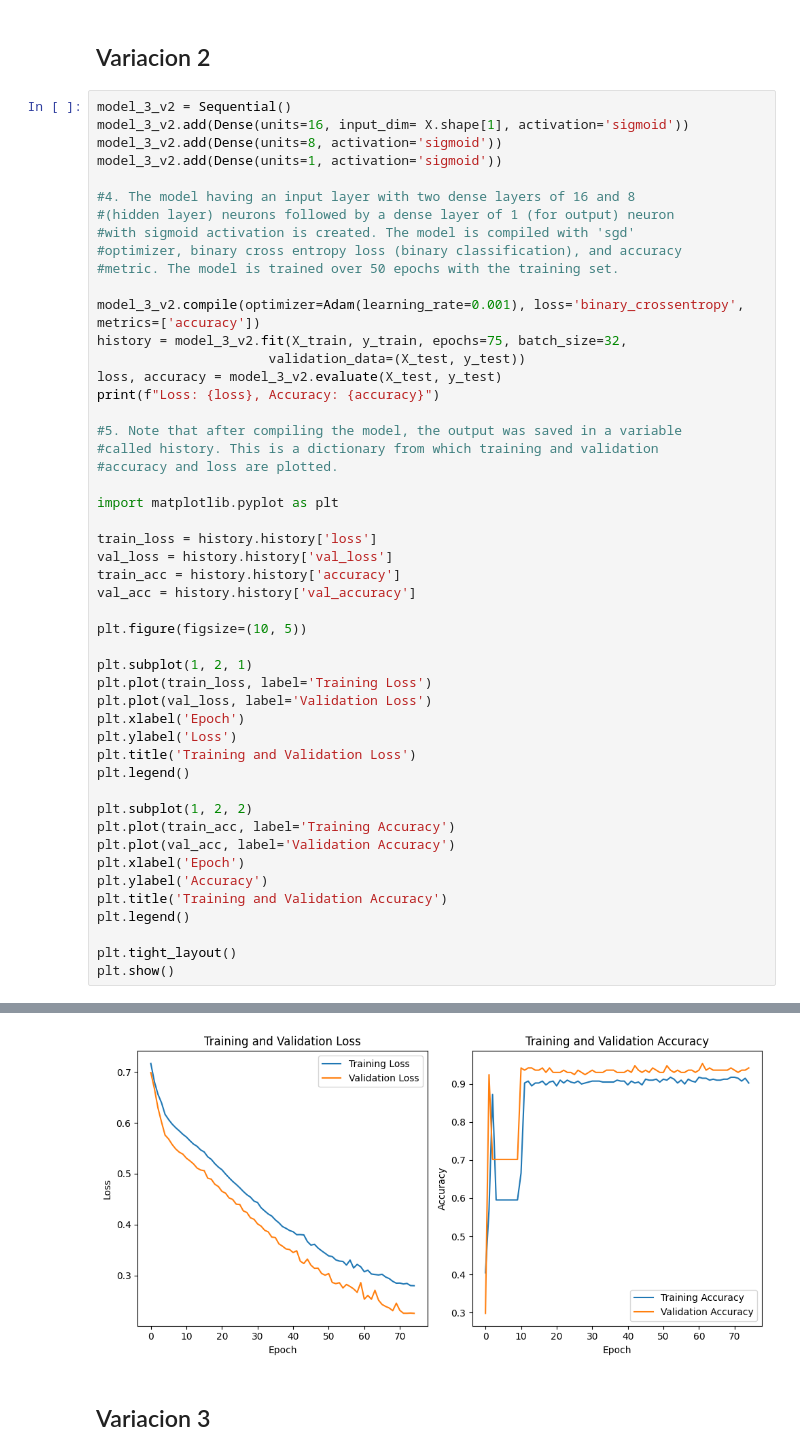
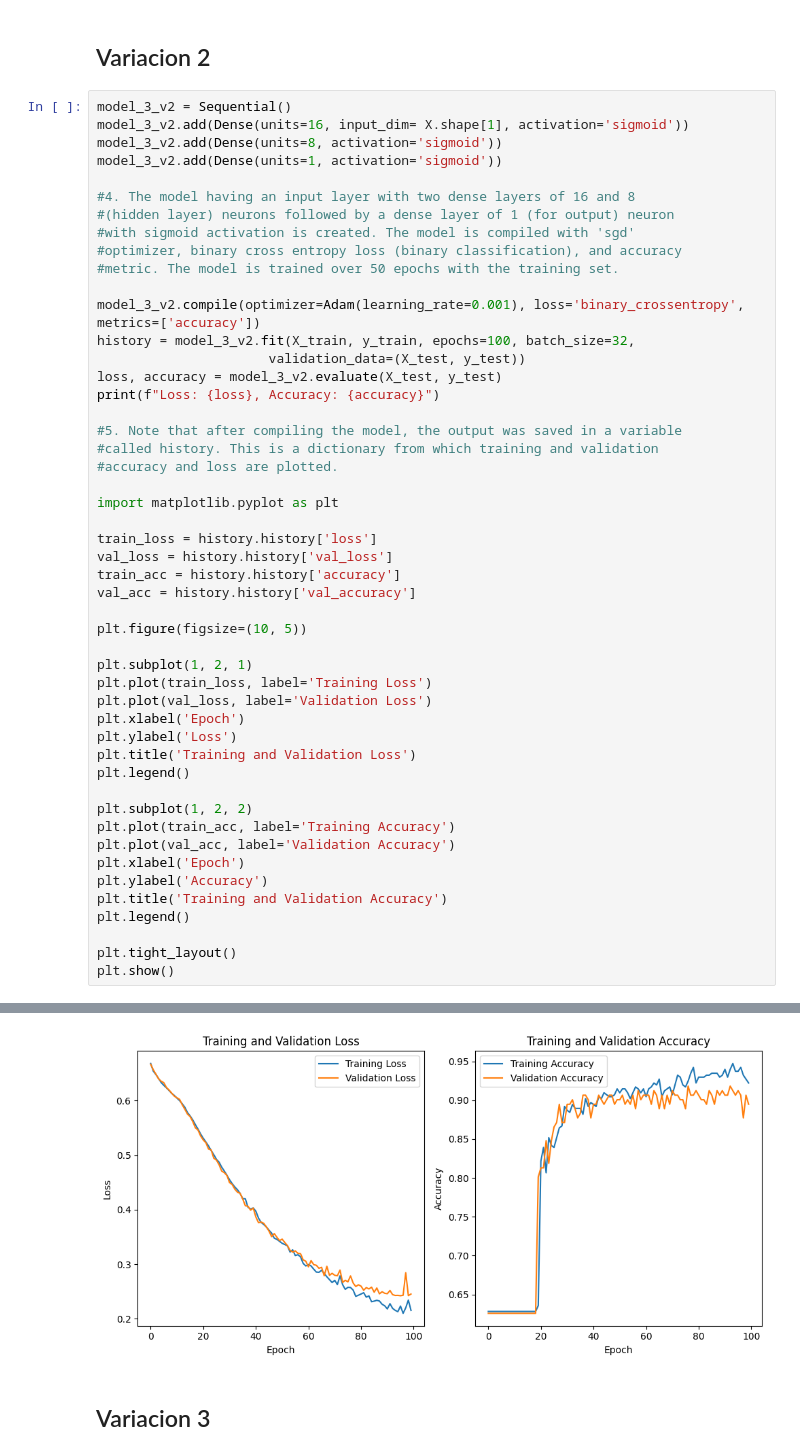
Before and after one commit to carteag43066/ML_2, a Jupyter notebook: Codigos/Session 4/Ejercicio4_3.ipynb, the cells around one changed output, grey strips where cells are left out. Saved outputs shown, nothing was run; the diff lists cells and outputs as text.

```diff
--- a/Codigos/Session 4/Ejercicio4_3.ipynb
+++ b/Codigos/Session 4/Ejercicio4_3.ipynb
@@ -178,7 +178,7 @@ model_3_v2.add(Dense(units=1, activation='sigmoid'))
 #metric. The model is trained over 50 epochs with the training set.
 
 model_3_v2.compile(optimizer=Adam(learning_rate=0.001), loss='binary_crossentropy', metrics=['accuracy'])
-history = model_3_v2.fit(X_train, y_train, epochs=75, batch_size=32,
+history = model_3_v2.fit(X_train, y_train, epochs=100, batch_size=32,
                       validation_data=(X_test, y_test))
 loss, accuracy = model_3_v2.evaluate(X_test, y_test)
 print(f"Loss: {loss}, Accuracy: {accuracy}")
@@ -235,4 +235,4 @@ Loss: 0.22575047612190247, Accuracy: 0.9415204524993896
-[figure, old version]
+[figure, new version]
 # %% [markdown]
 ## Variacion 3
 # %%
```
Also changed, not shown: parts of 12 cells of this notebook, 6 other files.
